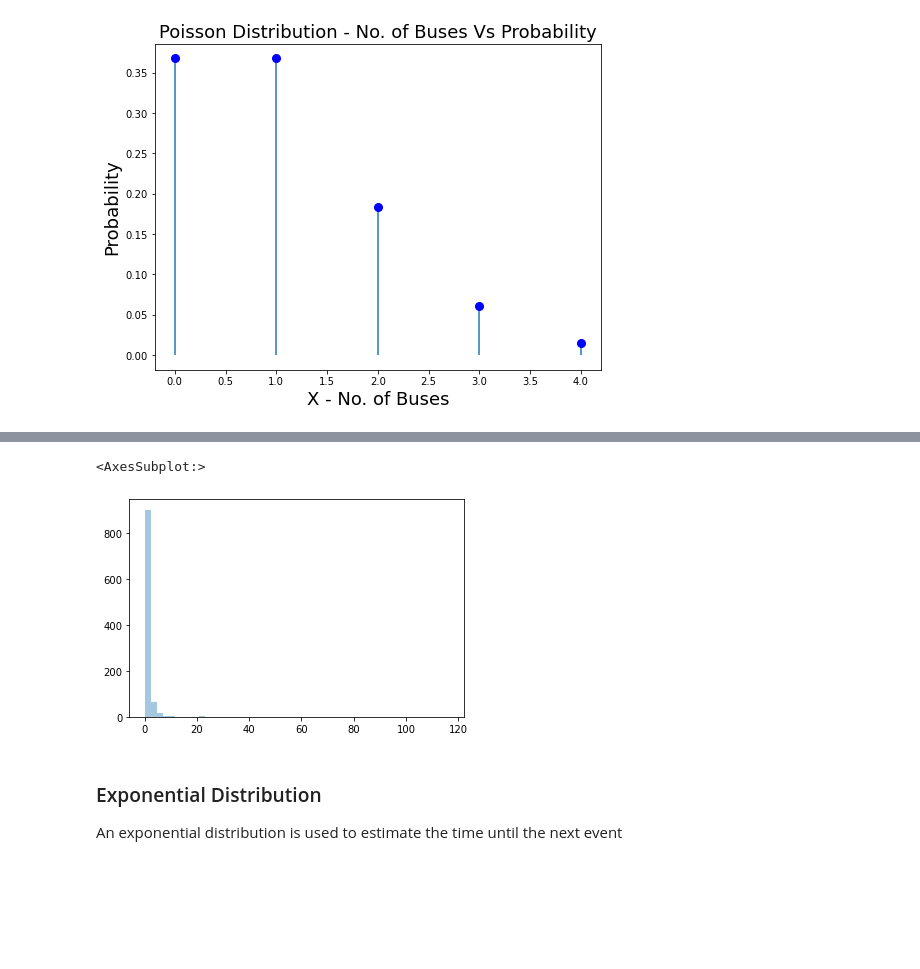
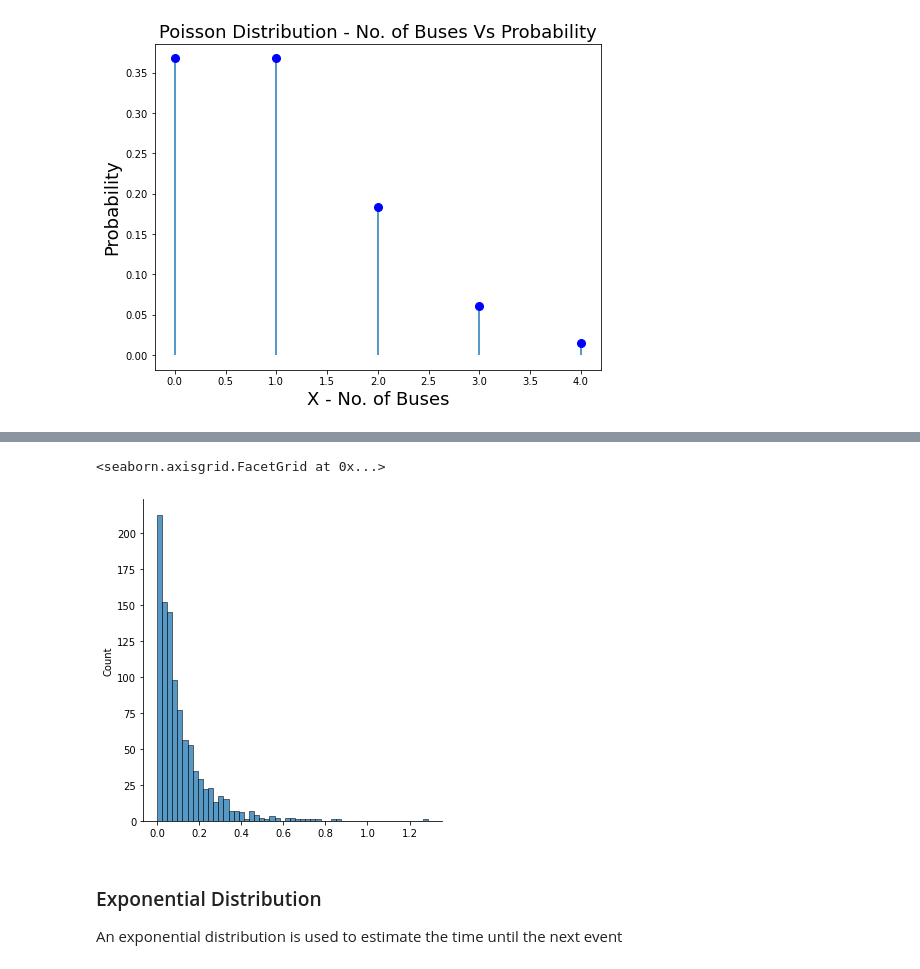
Before and after one commit to donneger/numpy_random, a Jupyter notebook: random.ipynb, the cells around one changed output, grey strips where cells are left out. Saved outputs shown, nothing was run; the diff lists cells and outputs as text; code cells hidden in the pictures; blank space fills up the shorter version.

Commit message:
Updating the section on the Pareto distrinution with new examples

```diff
--- a/random.ipynb
+++ b/random.ipynb
@@ -397,8 +407,8 @@ Most people are familiar with the 80-20 rule, e.g. 80% of a companies revenue wi
 # %%
-sns.distplot(random.pareto(a=2, size=1000), kde=False)
+sns.displot(random.pareto(a=10, size=1000))
 # %% [output]
-<AxesSubplot:>
+<seaborn.axisgrid.FacetGrid at 0x...>
-[figure, old version]
+[figure, new version]
 # %% [markdown]
 ### Exponential Distribution
  An exponential distribution is used to estimate the time until the next event
```
Also changed, not shown: parts of 2 cells of this notebook.
